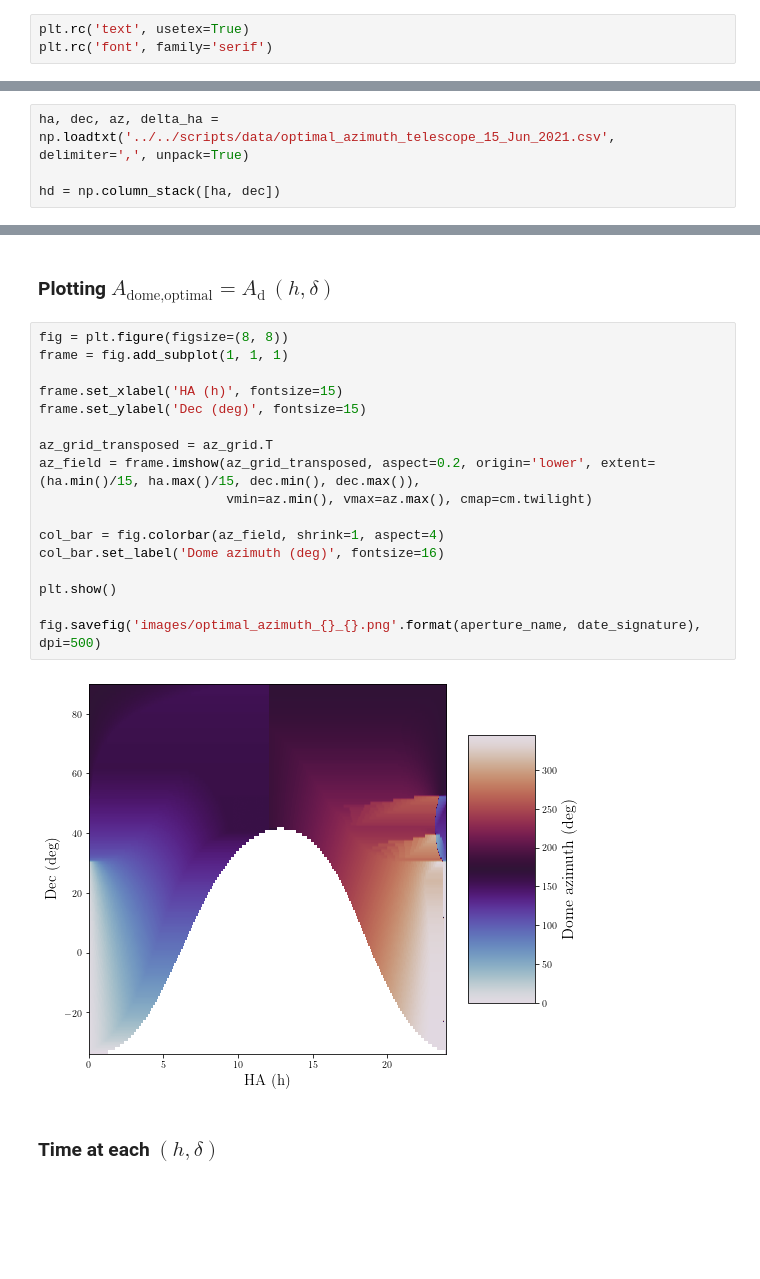
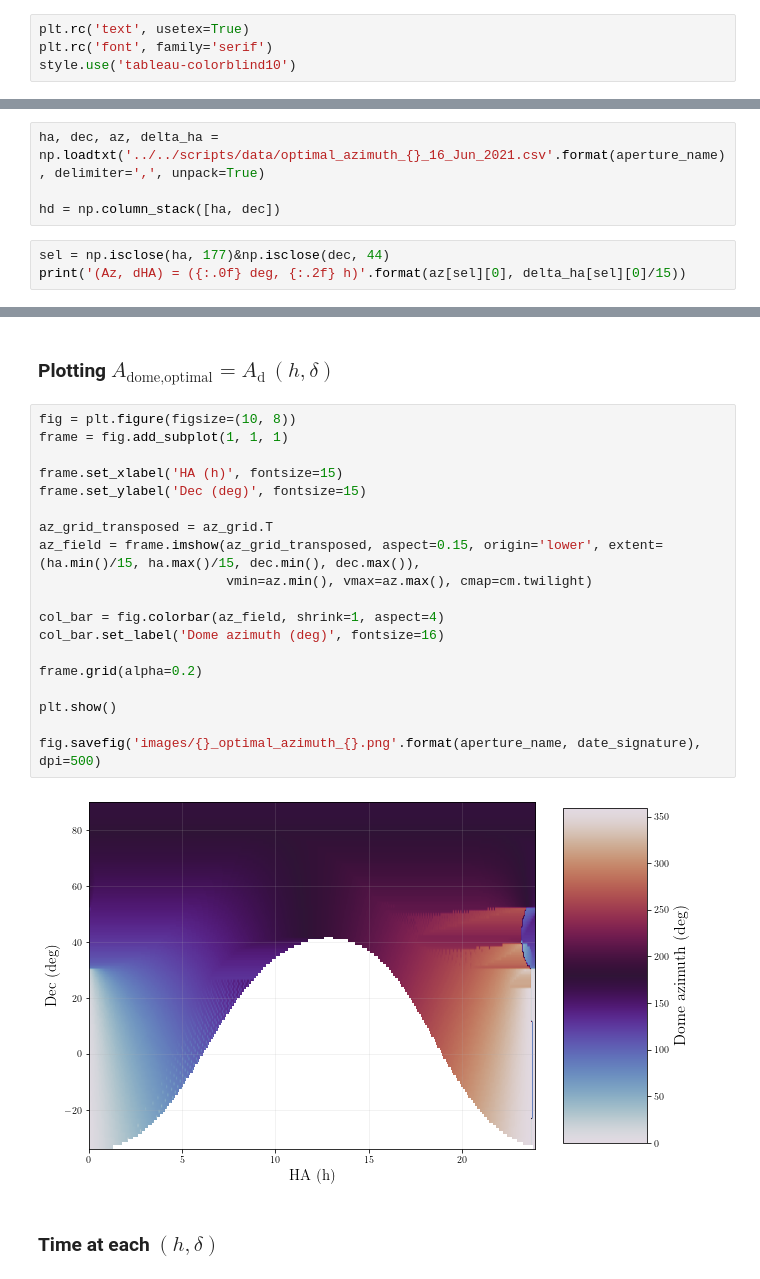
Before and after one commit to mickveldhuis/bsc-project, a Jupyter notebook: notebooks/analysis/optimal_azimuth_visualisation_shiny_edition.ipynb, the cells around one changed output, grey strips where cells are left out. Cells and saved outputs as stored; diff of their text form; blank space fills up the shorter version.

Commit message:
Update optimal azimuth code

```diff
--- a/notebooks/analysis/optimal_azimuth_visualisation_shiny_edition.ipynb
+++ b/notebooks/analysis/optimal_azimuth_visualisation_shiny_edition.ipynb
@@ -15,6 +17,7 @@ Matplotlib settings:
 # %%
 plt.rc('text', usetex=True)
 plt.rc('font', family='serif')
+style.use('tableau-colorblind10')
 # %% [markdown]
 Global settings:
 # %%
@@ -25,6 +28,9 @@ aperture_name = 'telescope'
 # %% [markdown]
 Load the data: HA (deg), Dec (deg), dome azimuth (deg), $\Delta$HA (the maximum hour angle distance; in hours).
 # %%
-ha, dec, az, delta_ha = np.loadtxt('../../scripts/data/optimal_azimuth_telescope_15_Jun_2021.csv', delimiter=',', unpack=True)
+ha, dec, az, delta_ha = np.loadtxt('../../scripts/data/optimal_azimuth_{}_16_Jun_2021.csv'.format(aperture_name), delimiter=',', unpack=True)
 
 hd = np.column_stack([ha, dec])
+# %%
+sel = np.isclose(ha, 177)&np.isclose(dec, 44)
+print('(Az, dHA) = ({:.0f} deg, {:.2f} h)'.format(az[sel][0], delta_ha[sel][0]/15))
@@ -70,24 +78,26 @@ for i in range(0, ha_range.size):
 # %% [markdown]
 ### Plotting $A_{\text{dome},\text{optimal}}=A_\text{d}\,(h,\delta)$
 # %%
-fig = plt.figure(figsize=(8, 8))
+fig = plt.figure(figsize=(10, 8))
 frame = fig.add_subplot(1, 1, 1)
 
 frame.set_xlabel('HA (h)', fontsize=15)
 frame.set_ylabel('Dec (deg)', fontsize=15)
 
 az_grid_transposed = az_grid.T
-az_field = frame.imshow(az_grid_transposed, aspect=0.2, origin='lower', extent=(ha.min()/15, ha.max()/15, dec.min(), dec.max()),
+az_field = frame.imshow(az_grid_transposed, aspect=0.15, origin='lower', extent=(ha.min()/15, ha.max()/15, dec.min(), dec.max()),
                         vmin=az.min(), vmax=az.max(), cmap=cm.twilight)
 
 col_bar = fig.colorbar(az_field, shrink=1, aspect=4)
 col_bar.set_label('Dome azimuth (deg)', fontsize=16)
 
+frame.grid(alpha=0.2)
+
 plt.show()
 
-fig.savefig('images/optimal_azimuth_{}_{}.png'.format(aperture_name, date_signature), dpi=500)
+fig.savefig('images/{}_optimal_azimuth_{}.png'.format(aperture_name, date_signature), dpi=500)
 # %% [output]
-[figure, old version]
+[figure, new version]
 # %% [markdown]
 ### Time at each $(h,\delta)$
 # %%
```
Also changed, not shown: parts of 18 cells of this notebook, 23 other files.
